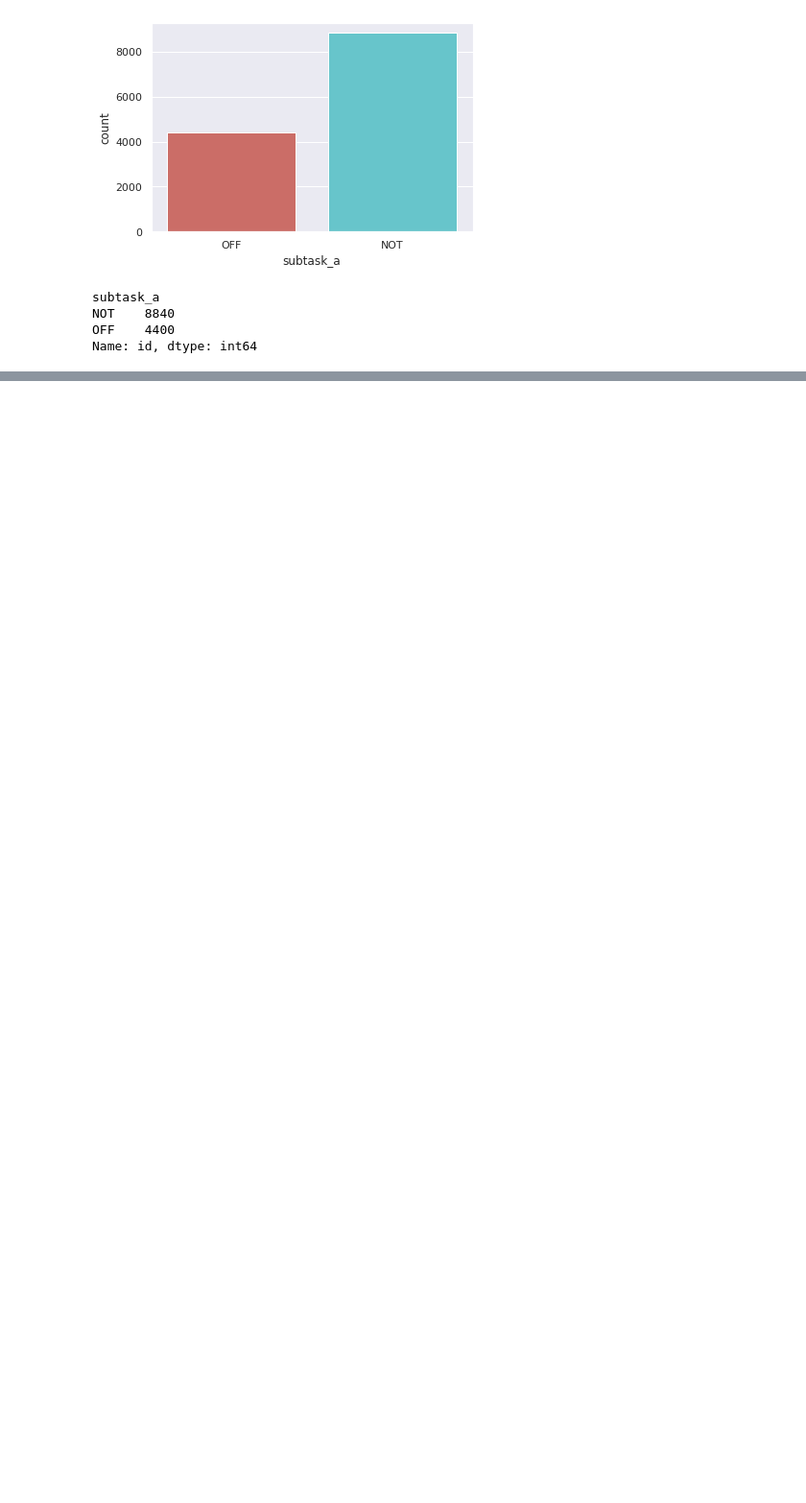
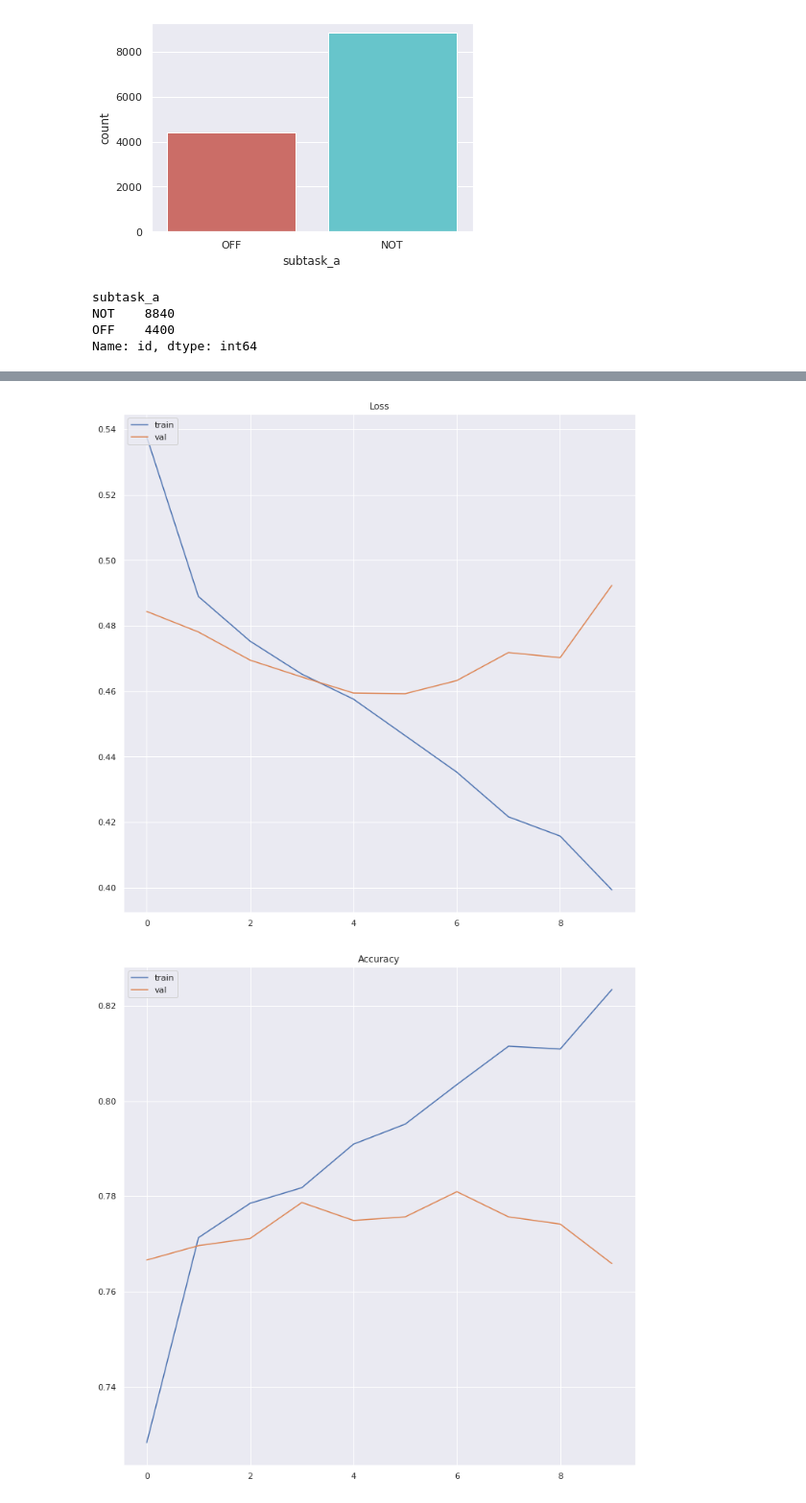
Before and after one commit to piotrjaniszewski1/Offensive-Language-Identification-and-Categorization, a Jupyter notebook: SemEval_2020_Task_12.ipynb, the cells around one changed output, grey strips where cells are left out. Shown at 96% size. Saved outputs shown, nothing was run; the diff lists cells and outputs as text; code cells hidden in the pictures; blank space fills up the shorter version.

Commit message:
correct lstm model and test glove embedding

```diff
--- a/SemEval_2020_Task_12.ipynb
+++ b/SemEval_2020_Task_12.ipynb
@@ -192,0 +475,12 @@ Name: id, dtype: int64
+# %%
+model = Sequential()
+
+model.add(embedding_layer)
+
+model.add(Dropout(0.2))
+model.add(Bidirectional(LSTM(100)))
+model.add(Dropout(0.2))
+model.add(Dense(1, activation='sigmoid'))
+model.summary()
+
+model.compile(optimizer='adam', loss='binary_crossentropy', metrics=['accuracy'])
@@ -192,0 +506,31 @@ Name: id, dtype: int64
+# %%
+def get_model_checkpoint(name):
+    return ModelCheckpoint(PATH_TO_DIR + name,
+                     monitor='val_loss',
+                     mode='min',
+                     verbose=1,
+                     save_best_only=True)
+# %%
+def plot_history(history):
+    plt.figure(figsize=(12, 12))
+    plt.plot(history.history['loss'])
+    plt.plot(history.history['val_loss'])
+    plt.title('Loss')
+    plt.legend(['train', 'val'], loc='upper left')
+    plt.show()
+
+    plt.figure(figsize=(12, 12))
+    plt.plot(history.history['acc'])
+    plt.plot(history.history['val_acc'])
+    plt.title('Accuracy')
+    plt.legend(['train', 'val'], loc='upper left')
+    plt.show()
+# %%
+## using pretrained embeddings
+model_name = 'bidir_glove'
+
+history = model.fit(X_train, training_y, epochs=10, batch_size=64,
+                    validation_data=(X_valid, validation_y),
+                    callbacks=[get_model_checkpoint('best_' + model_name + '.h5')])
+
+model.save_weights(PATH_TO_DIR + model_name + '.h5')
@@ -192,0 +555,5 @@ Name: id, dtype: int64
+# %%
+plot_history(history)
+# %% [output]
+[figure, added]
+[figure, added]
```
Also changed, not shown: parts of 96 cells of this notebook, 1 other file.
